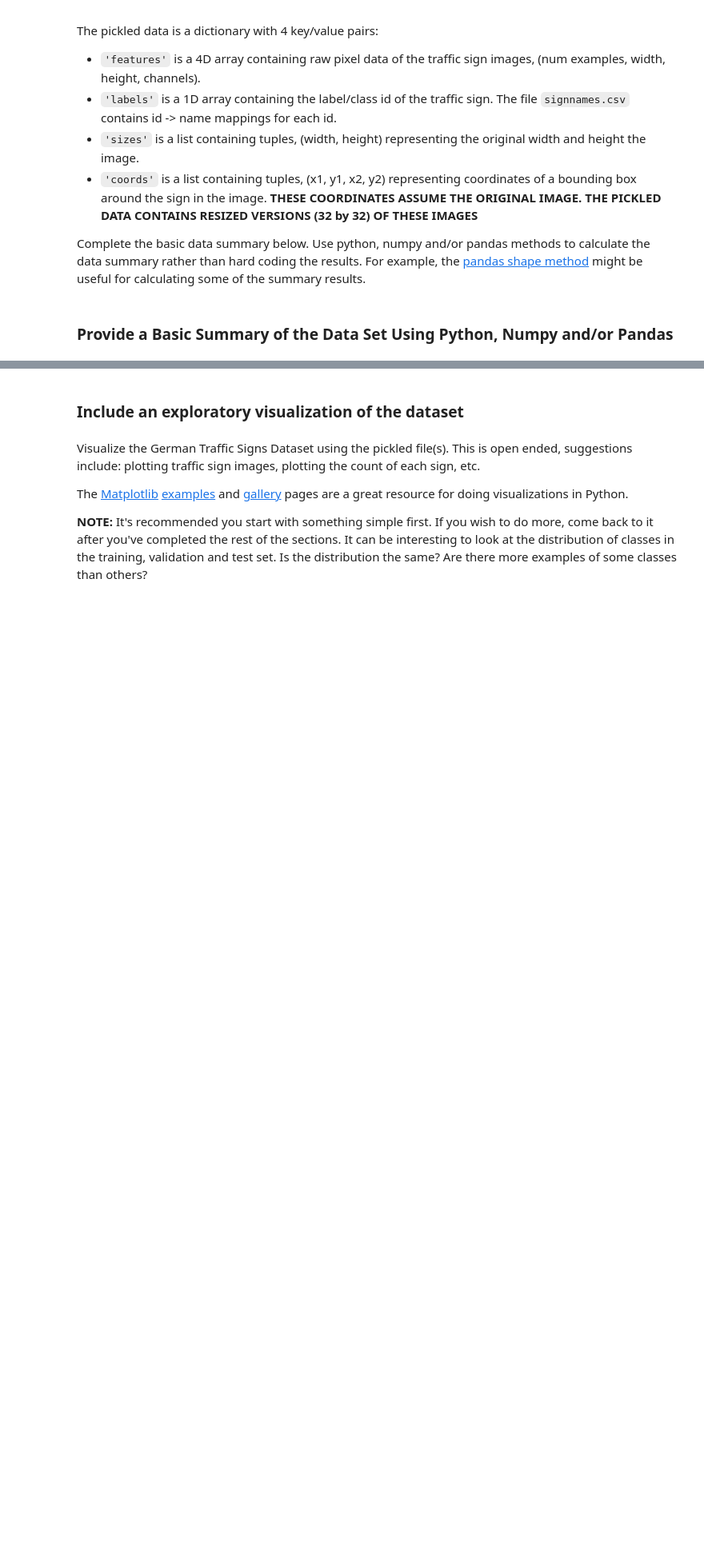
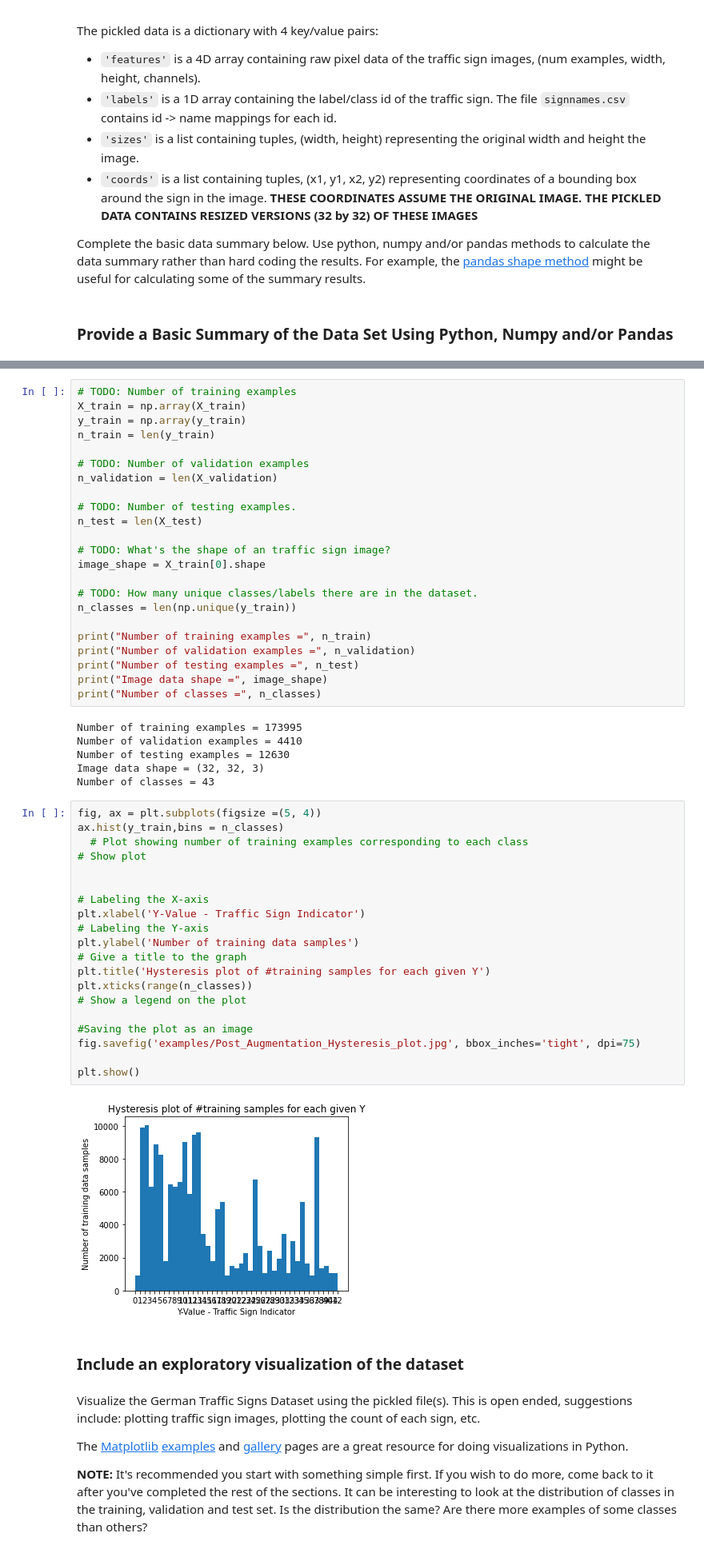
Before and after one commit to rrsaikarthik3/Project_3_Classifying_Traffic_signs, a Jupyter notebook: Traffic_Sign_Classifier.ipynb, the cells around one changed output, grey strips where cells are left out. Shown at 80% size. Drawn from its saved outputs; the diff is of its cells as text; blank space fills up the shorter version.

```diff
--- a/Traffic_Sign_Classifier.ipynb
+++ b/Traffic_Sign_Classifier.ipynb
@@ -88,3 +150,54 @@ Number of classes = 43
+# %%
+# TODO: Number of training examples
+X_train = np.array(X_train)
+y_train = np.array(y_train)
+n_train = len(y_train)
+
+# TODO: Number of validation examples
+n_validation = len(X_validation)
+
+# TODO: Number of testing examples.
+n_test = len(X_test)
+
+# TODO: What's the shape of an traffic sign image?
+image_shape = X_train[0].shape
+
+# TODO: How many unique classes/labels there are in the dataset.
+n_classes = len(np.unique(y_train))
+
+print("Number of training examples =", n_train)
+print("Number of validation examples =", n_validation)
+print("Number of testing examples =", n_test)
+print("Image data shape =", image_shape)
+print("Number of classes =", n_classes)
+# %% [output]
+Number of training examples = 173995
+Number of validation examples = 4410
+Number of testing examples = 12630
+Image data shape = (32, 32, 3)
+Number of classes = 43
+# %%
+fig, ax = plt.subplots(figsize =(5, 4))
+ax.hist(y_train,bins = n_classes)
+  # Plot showing number of training examples corresponding to each class
+# Show plot
+
+
+# Labeling the X-axis
+plt.xlabel('Y-Value - Traffic Sign Indicator')
+# Labeling the Y-axis
+plt.ylabel('Number of training data samples')
+# Give a title to the graph
+plt.title('Hysteresis plot of #training samples for each given Y')
+plt.xticks(range(n_classes))
+# Show a legend on the plot
+
+#Saving the plot as an image
+fig.savefig('examples/Post_Augmentation_Hysteresis_plot.jpg', bbox_inches='tight', dpi=75)
+
+plt.show()
+# %% [output]
+[figure, added]
 # %% [markdown]
 ### Include an exploratory visualization of the dataset
 # %% [markdown]
```
Also changed, not shown: parts of 31 cells of this notebook.
